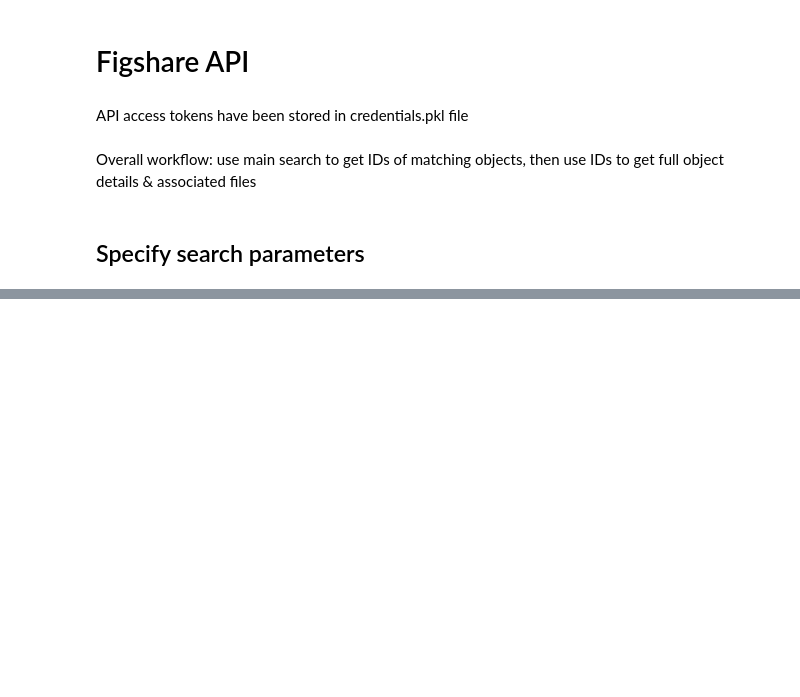
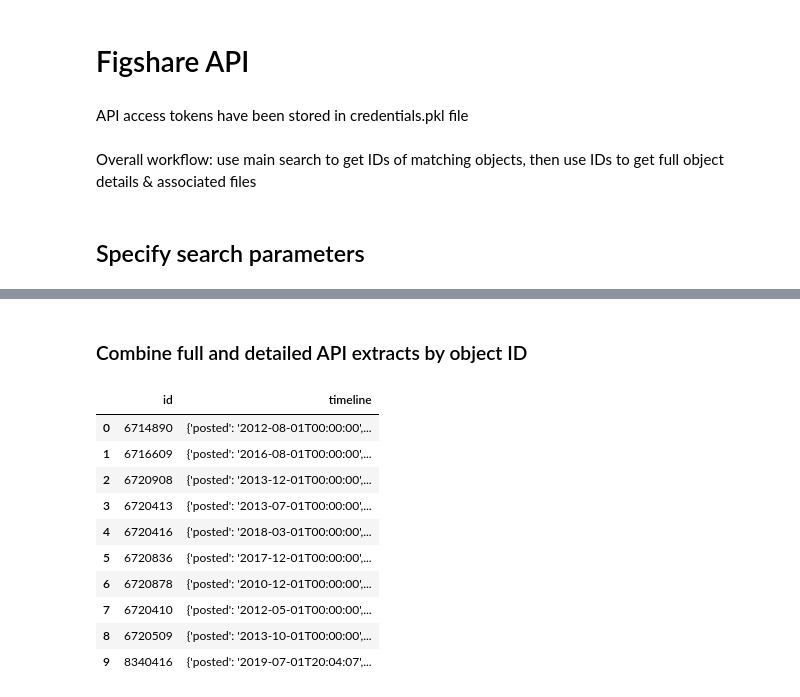
Before and after one commit to michaelbaluja/PyCurator, a Jupyter notebook: Figshare.ipynb, the cells around one changed output, grey strips where cells are left out. Cells and saved outputs as stored; diff of their text form; code cells hidden in the pictures; blank space fills up the shorter version.

```diff
--- a/Figshare.ipynb
+++ b/Figshare.ipynb
@@ -181,0 +245,19 @@ df_article_details
+# %% [markdown]
+### Combine full and detailed API extracts by object ID
+# %%
+## Keep just id and timeline from initial extract (all others are in detailed extract)
+df_small = df_full[['id','timeline']]
+
+df_small
+# %% [output]
+|  | id | timeline |
+| 0 | 6714890 | {'posted': '2012-08-01T00:00:00',... |
+| 1 | 6716609 | {'posted': '2016-08-01T00:00:00',... |
+| 2 | 6720908 | {'posted': '2013-12-01T00:00:00',... |
+| 3 | 6720413 | {'posted': '2013-07-01T00:00:00',... |
+| 4 | 6720416 | {'posted': '2018-03-01T00:00:00',... |
+| 5 | 6720836 | {'posted': '2017-12-01T00:00:00',... |
+| 6 | 6720878 | {'posted': '2010-12-01T00:00:00',... |
+| 7 | 6720410 | {'posted': '2012-05-01T00:00:00',... |
+| 8 | 6720509 | {'posted': '2013-10-01T00:00:00',... |
+| 9 | 8340416 | {'posted': '2019-07-01T20:04:07',... |
```
Also changed, not shown: parts of 25 cells of this notebook.
